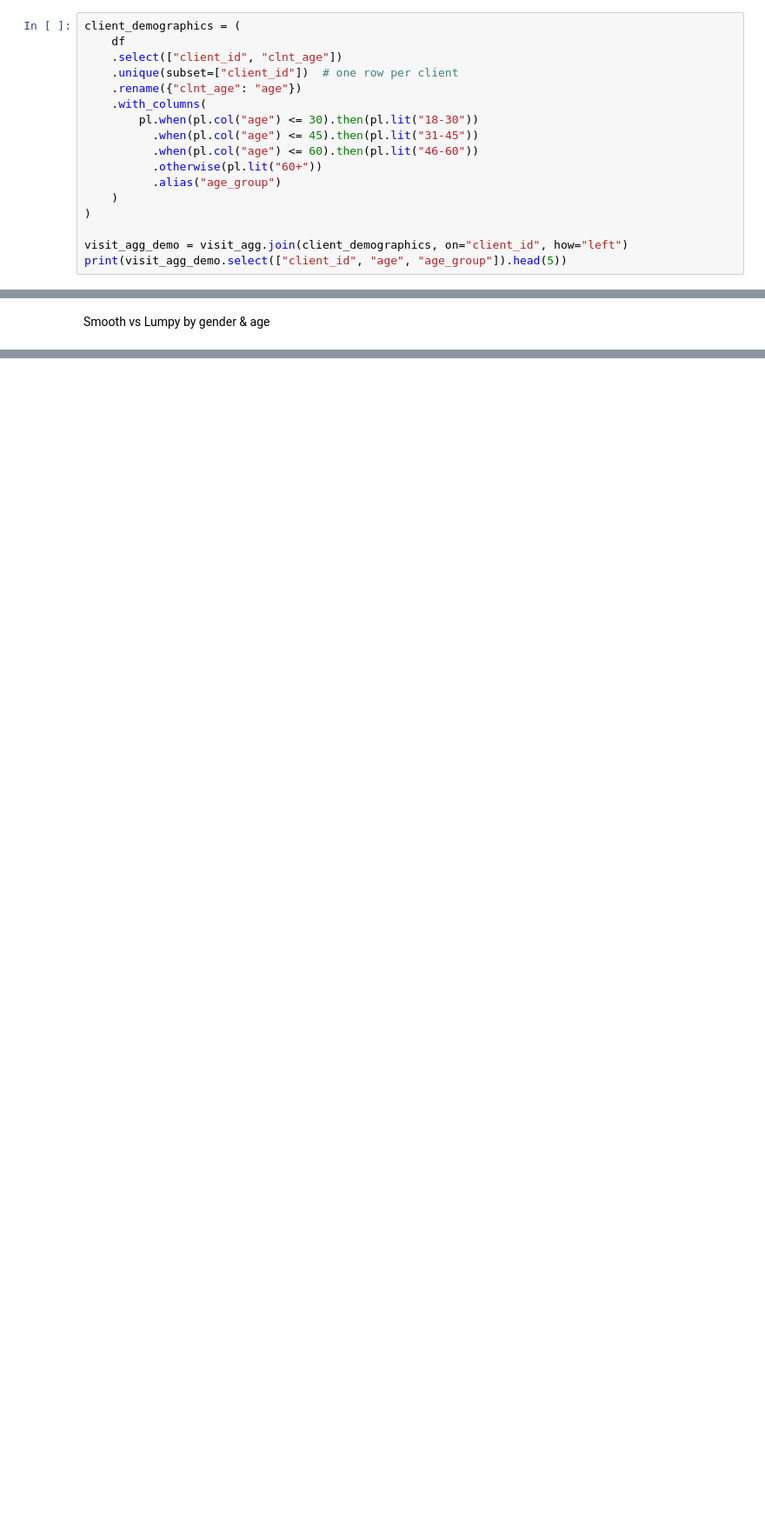
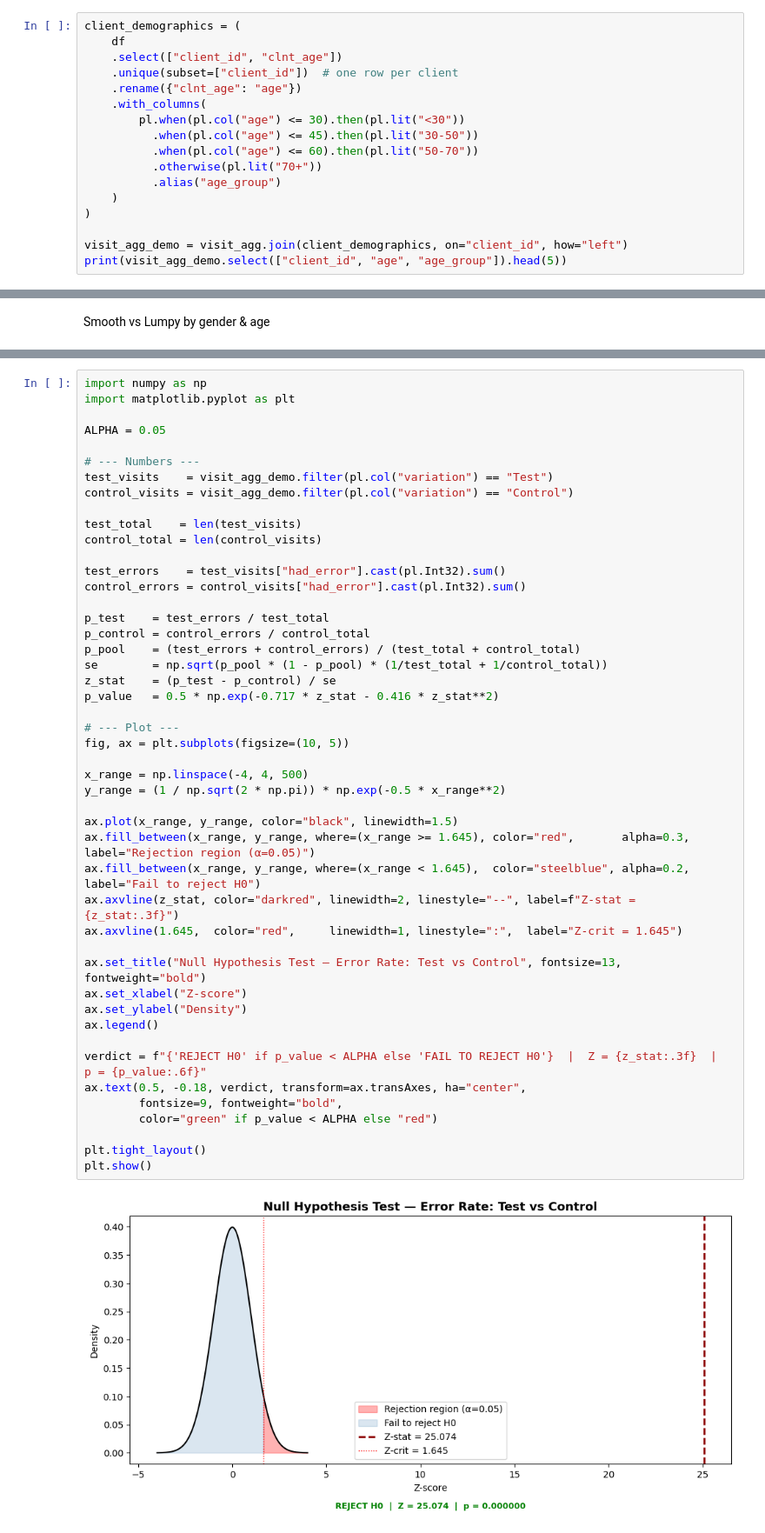
Before and after one commit to rachelv2/vanguard-ab-test, a Jupyter notebook: notebooks/data_cleaning_beatriz.ipynb, the cells around one changed output, grey strips where cells are left out. Shown at 87% size. Saved outputs shown, nothing was run; the diff lists cells and outputs as text; blank space fills up the shorter version.

Commit message:
Visuals for Error KPI

```diff
--- a/notebooks/data_cleaning_beatriz.ipynb
+++ b/notebooks/data_cleaning_beatriz.ipynb
@@ -520,10 +523,10 @@ client_demographics = (
     .unique(subset=["client_id"])  # one row per client
     .rename({"clnt_age": "age"})
     .with_columns(
-        pl.when(pl.col("age") <= 30).then(pl.lit("18-30"))
-          .when(pl.col("age") <= 45).then(pl.lit("31-45"))
-          .when(pl.col("age") <= 60).then(pl.lit("46-60"))
-          .otherwise(pl.lit("60+"))
+        pl.when(pl.col("age") <= 30).then(pl.lit("<30"))
+          .when(pl.col("age") <= 45).then(pl.lit("30-50"))
+          .when(pl.col("age") <= 60).then(pl.lit("50-70"))
+          .otherwise(pl.lit("70+"))
           .alias("age_group")
     )
 )
@@ -582,0 +725,49 @@ Smooth vs Lumpy by gender & age
+# %%
+import numpy as np
+import matplotlib.pyplot as plt
+
+ALPHA = 0.05
+
+# --- Numbers ---
+test_visits    = visit_agg_demo.filter(pl.col("variation") == "Test")
+control_visits = visit_agg_demo.filter(pl.col("variation") == "Control")
+
+test_total    = len(test_visits)
+control_total = len(control_visits)
+
+test_errors    = test_visits["had_error"].cast(pl.Int32).sum()
+control_errors = control_visits["had_error"].cast(pl.Int32).sum()
+
+p_test    = test_errors / test_total
+p_control = control_errors / control_total
+p_pool    = (test_errors + control_errors) / (test_total + control_total)
+se        = np.sqrt(p_pool * (1 - p_pool) * (1/test_total + 1/control_total))
+z_stat    = (p_test - p_control) / se
+p_value   = 0.5 * np.exp(-0.717 * z_stat - 0.416 * z_stat**2)
+
+# --- Plot ---
+fig, ax = plt.subplots(figsize=(10, 5))
+
+x_range = np.linspace(-4, 4, 500)
+y_range = (1 / np.sqrt(2 * np.pi)) * np.exp(-0.5 * x_range**2)
+
+ax.plot(x_range, y_range, color="black", linewidth=1.5)
+ax.fill_between(x_range, y_range, where=(x_range >= 1.645), color="red",       alpha=0.3, label="Rejection region (α=0.05)")
+ax.fill_between(x_range, y_range, where=(x_range < 1.645),  color="steelblue", alpha=0.2, label="Fail to reject H0")
+ax.axvline(z_stat, color="darkred", linewidth=2, linestyle="--", label=f"Z-stat = {z_stat:.3f}")
+ax.axvline(1.645,  color="red",     linewidth=1, linestyle=":",  label="Z-crit = 1.645")
+
+ax.set_title("Null Hypothesis Test — Error Rate: Test vs Control", fontsize=13, fontweight="bold")
+ax.set_xlabel("Z-score")
+ax.set_ylabel("Density")
+ax.legend()
+
+verdict = f"{'REJECT H0' if p_value < ALPHA else 'FAIL TO REJECT H0'}  |  Z = {z_stat:.3f}  |  p = {p_value:.6f}"
+ax.text(0.5, -0.18, verdict, transform=ax.transAxes, ha="center",
+        fontsize=9, fontweight="bold",
+        color="green" if p_value < ALPHA else "red")
+
+plt.tight_layout()
+plt.show()
+# %% [output]
+[figure, added]
```
Also changed, not shown: parts of 19 cells of this notebook, 5 other files.
